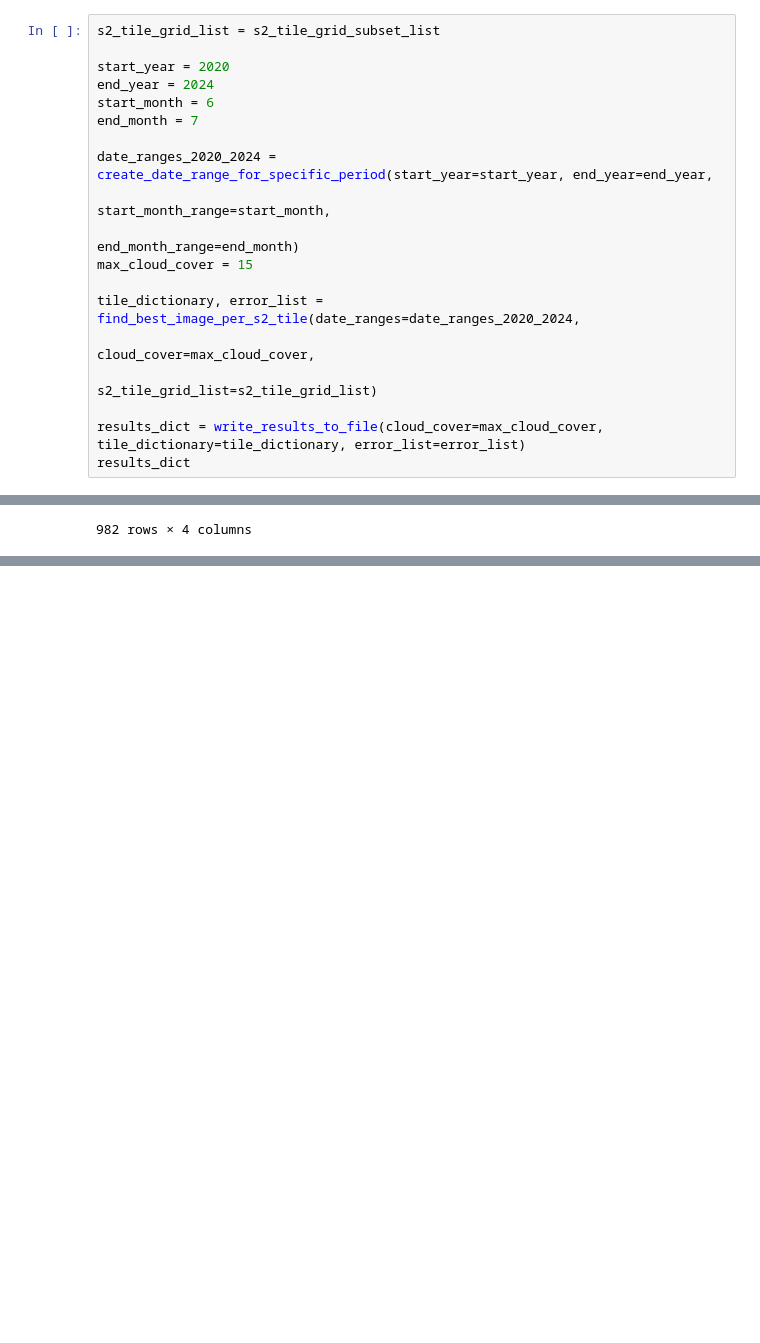
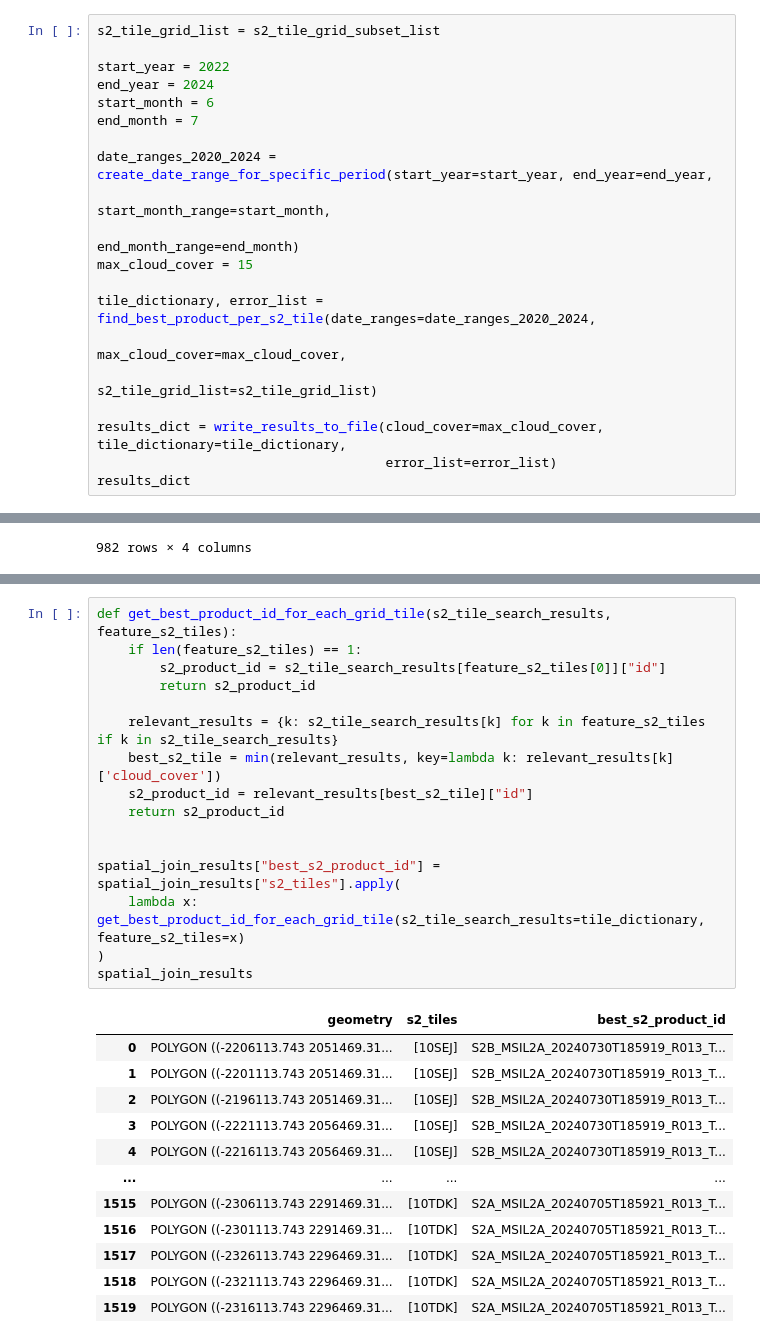
Before and after one commit to RolnickLab/geospatial-tools, a Jupyter notebook: notebooks/planetary_computer_sentinel2_exploration.ipynb, the cells around one changed output, grey strips where cells are left out. Cells and saved outputs as stored; diff of their text form; blank space fills up the shorter version.

Commit message:
New functions for sentinel 2 product search

```diff
--- a/notebooks/planetary_computer_sentinel2_exploration.ipynb
+++ b/notebooks/planetary_computer_sentinel2_exploration.ipynb
@@ -317,7 +212,7 @@ s2_tile_grid_subset_list = ["10TDK", "10TEK", "10SDJ", "10SEJ"]
 # %%
 s2_tile_grid_list = s2_tile_grid_subset_list
 
-start_year = 2020
+start_year = 2022
 end_year = 2024
 start_month = 6
 end_month = 7
@@ -327,10 +222,11 @@ date_ranges_2020_2024 = create_date_range_for_specific_period(start_year=start_y
                                                               end_month_range=end_month)
 max_cloud_cover = 15
 
-tile_dictionary, error_list = find_best_image_per_s2_tile(date_ranges=date_ranges_2020_2024,
-                                                          cloud_cover=max_cloud_cover,
-                                                          s2_tile_grid_list=s2_tile_grid_list)
+tile_dictionary, error_list = find_best_product_per_s2_tile(date_ranges=date_ranges_2020_2024,
+                                                            max_cloud_cover=max_cloud_cover,
+                                                            s2_tile_grid_list=s2_tile_grid_list)
 
-results_dict = write_results_to_file(cloud_cover=max_cloud_cover, tile_dictionary=tile_dictionary, error_list=error_list)
+results_dict = write_results_to_file(cloud_cover=max_cloud_cover, tile_dictionary=tile_dictionary,
+                                     error_list=error_list)
 results_dict
 # %% [output]
@@ -451,3 +365,32 @@ m_subset_results.add_gdf(results, layer_name='vector_tiles_s2_grid', style={"col
 m_subset_results
 # %% [output]
 Map(center=[39.7, -123], controls=(ZoomControl(options=['position', 'zoom_in_text', 'zoom_in_title', 'zoom_out…
+# %%
+def get_best_product_id_for_each_grid_tile(s2_tile_search_results, feature_s2_tiles):
+    if len(feature_s2_tiles) == 1:
+        s2_product_id = s2_tile_search_results[feature_s2_tiles[0]]["id"]
+        return s2_product_id
+
+    relevant_results = {k: s2_tile_search_results[k] for k in feature_s2_tiles if k in s2_tile_search_results}
+    best_s2_tile = min(relevant_results, key=lambda k: relevant_results[k]['cloud_cover'])
+    s2_product_id = relevant_results[best_s2_tile]["id"]
+    return s2_product_id
+
+
+spatial_join_results["best_s2_product_id"] = spatial_join_results["s2_tiles"].apply(
+    lambda x: get_best_product_id_for_each_grid_tile(s2_tile_search_results=tile_dictionary, feature_s2_tiles=x)
+)
+spatial_join_results
+# %% [output]
+|  | geometry | s2_tiles | best_s2_product_id |
+| 0 | POLYGON ((-2206113.743 2051469.31... | [10SEJ] | S2B_MSIL2A_20240730T185919_R013_T... |
+| 1 | POLYGON ((-2201113.743 2051469.31... | [10SEJ] | S2B_MSIL2A_20240730T185919_R013_T... |
+| 2 | POLYGON ((-2196113.743 2051469.31... | [10SEJ] | S2B_MSIL2A_20240730T185919_R013_T... |
+| 3 | POLYGON ((-2221113.743 2056469.31... | [10SEJ] | S2B_MSIL2A_20240730T185919_R013_T... |
+| 4 | POLYGON ((-2216113.743 2056469.31... | [10SEJ] | S2B_MSIL2A_20240730T185919_R013_T... |
+| ... | ... | ... | ... |
+| 1515 | POLYGON ((-2306113.743 2291469.31... | [10TDK] | S2A_MSIL2A_20240705T185921_R013_T... |
+| 1516 | POLYGON ((-2301113.743 2291469.31... | [10TDK] | S2A_MSIL2A_20240705T185921_R013_T... |
+| 1517 | POLYGON ((-2326113.743 2296469.31... | [10TDK] | S2A_MSIL2A_20240705T185921_R013_T... |
+| 1518 | POLYGON ((-2321113.743 2296469.31... | [10TDK] | S2A_MSIL2A_20240705T185921_R013_T... |
+| 1519 | POLYGON ((-2316113.743 2296469.31... | [10TDK] | S2A_MSIL2A_20240705T185921_R013_T... |
```
Also changed, not shown: parts of 32 cells of this notebook, 1 other file.
